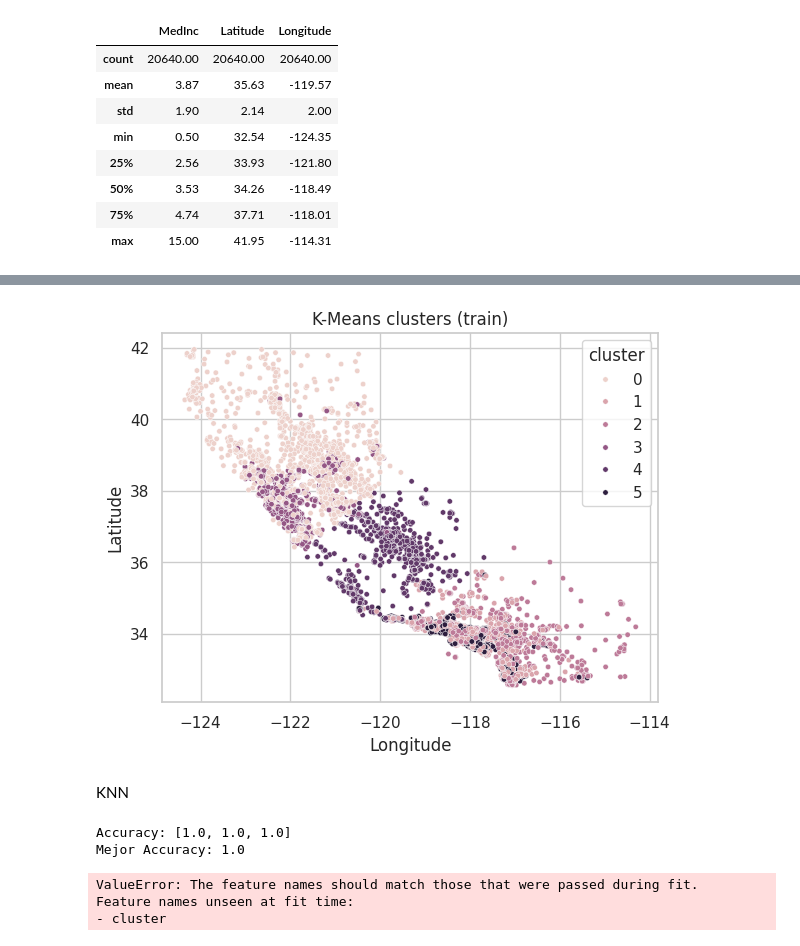
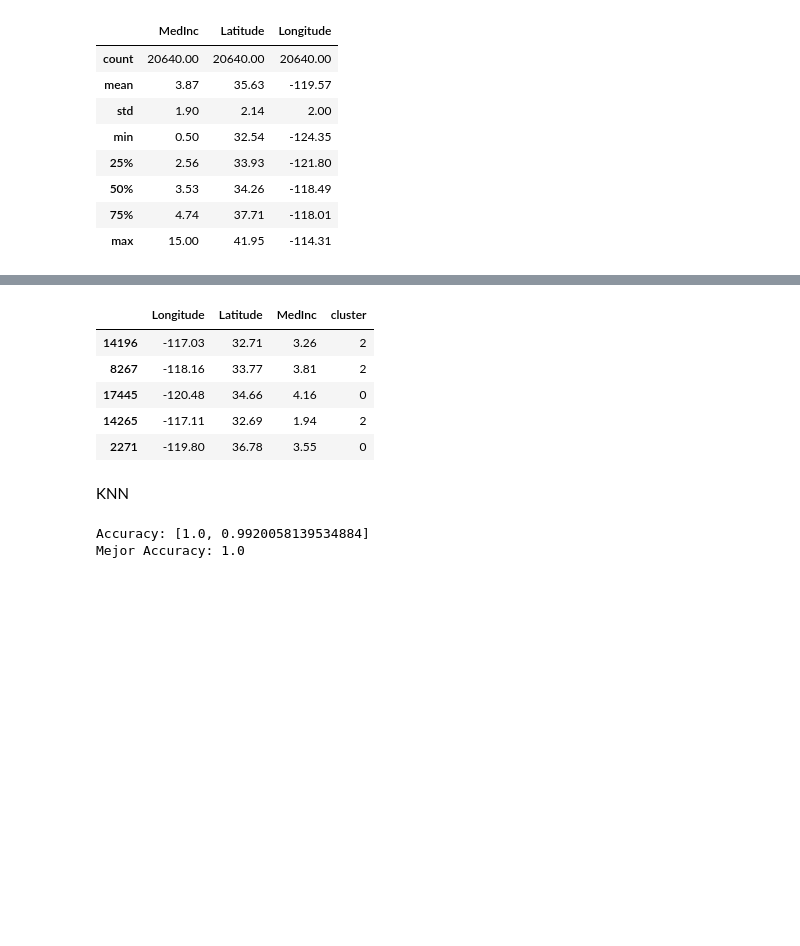
Before and after one commit to 4GeeksAcademy/ginappedrosa-ML-kmeans-housing, a Jupyter notebook: src/explore.ipynb, the cells around one changed output, grey strips where cells are left out. Drawn from its saved outputs; the diff is of its cells as text; code cells hidden in the pictures; blank space fills up the shorter version.

```diff
--- a/src/explore.ipynb
+++ b/src/explore.ipynb
@@ -153,12 +111,8 @@ outliers_dict
 # %%
+
 from sklearn.model_selection import train_test_split
 
-num_variables = ["MedInc", "Longitude", "Latitude"]
+num_variables = ["Longitude", "Latitude", "MedInc"]
 
-X_CON = total_data_CON_outliers
-X_train_con_outliers, X_test_con_outliers = train_test_split(X_CON, test_size=0.2, random_state=42)
-
-X_SIN = total_data_SIN_outliers
-X_train_sin_outliers, X_test_sin_outliers = train_test_split(X_SIN, test_size = 0.2, random_state = 42)
-
-X_train_con_outliers.head()
+X_CON = total_data[num_variables]
+X_train, X_test = train_test_split(X_CON, test_size = 0.2, random_state = 42)
@@ -173,9 +120,5 @@ X_train_con_outliers.head()
 import numpy as np
 from sklearn.cluster import KMeans
 
-for dataset in [
-    X_train_con_outliers,
-    X_train_sin_outliers,
-    ]:
-    model = KMeans(n_clusters=6, random_state=42, n_init=10)
-    model.fit(dataset)
+model = KMeans(n_clusters=6, random_state=42, n_init=10)
+model.fit(X_train)
@@ -208,10 +127,12 @@ Name: count, dtype: int64
-# %%
-sns.scatterplot(
-    data=X_train_sin_outliers,
-    x="Longitude", y="Latitude",
-    hue="cluster", s=15
-)
-plt.title("K-Means clusters (train)")
-plt.show()
-# %% [output]
-[figure, removed]
+# %%
+X_train['cluster'] = model.predict(X_train)
+X_test['cluster'] = model.predict(X_test)
+
+X_train.head()
+# %% [output]
+|  | Longitude | Latitude | MedInc | cluster |
+| 14196 | -117.03 | 32.71 | 3.26 | 2 |
+| 8267 | -118.16 | 33.77 | 3.81 | 2 |
+| 17445 | -120.48 | 34.66 | 4.16 | 0 |
+| 14265 | -117.11 | 32.69 | 1.94 | 2 |
+| 2271 | -119.80 | 36.78 | 3.55 | 0 |
@@ -223,41 +151,25 @@ from sklearn.metrics import accuracy_score
 
 accuracy_results = []
 
-for dataset in [
-    X_train_con_outliers,
-    X_train_sin_outliers,
-    X_train_scal,
-]:
-    model = KNeighborsClassifier(
+model = KNeighborsClassifier(
         n_neighbors=5,
         metric='euclidean',
         weights='distance',
 )
-    model.fit(dataset, y_train)
-    y_pred = model.predict(dataset)
-    accuracy = accuracy_score(y_train, y_pred)
-    accuracy_results.append(accuracy_score(y_train, y_pred))
+model.fit(x_train_knn, y_train)
+y_pred = model.predict(x_train_knn)
+accuracy_results.append(accuracy_score(y_train, y_pred))
+
+
+y_pred_test = model.predict(x_test_knn)
+accuracy_results.append(accuracy_score(y_test, y_pred_test))
+
 
 print("Accuracy:", accuracy_results)
 print("Mejor Accuracy:", max(accuracy_results))
 # %% [output]
-Accuracy: [1.0, 1.0, 1.0]
+Accuracy: [1.0, 0.9920058139534884]
 Mejor Accuracy: 1.0
-# %%
-model = KNeighborsClassifier(
-        n_neighbors=5,
-        metric='euclidean',
-        weights='distance',
-)
-model.fit(X_train_con_outliers, y_train)
-y_pred_test = model.predict(X_train_sin_outliers)
-
-accuracy = accuracy_score(y_test, y_pred_test)
-print("Accuracy en test:", accuracy)
-# %% [output]
-ValueError: The feature names should match those that were passed during fit.
-Feature names unseen at fit time:
-- cluster
 # %%
 from sklearn.metrics import confusion_matrix, classification_report
 import matplotlib.pyplot as plt
```
Also changed, not shown: parts of 10 cells of this notebook.
